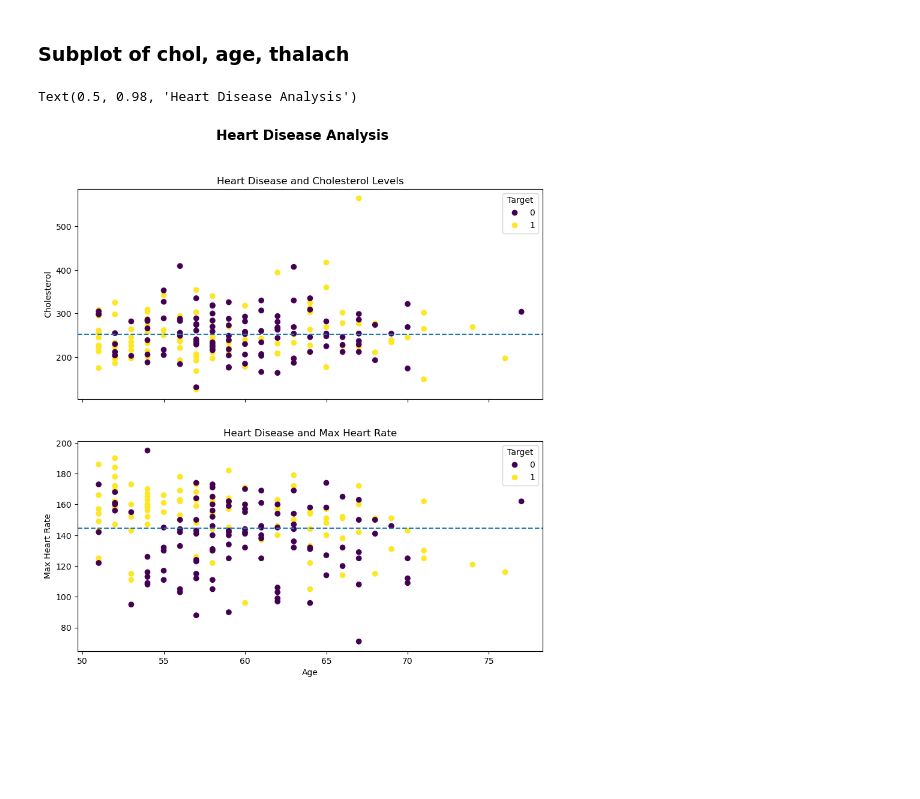
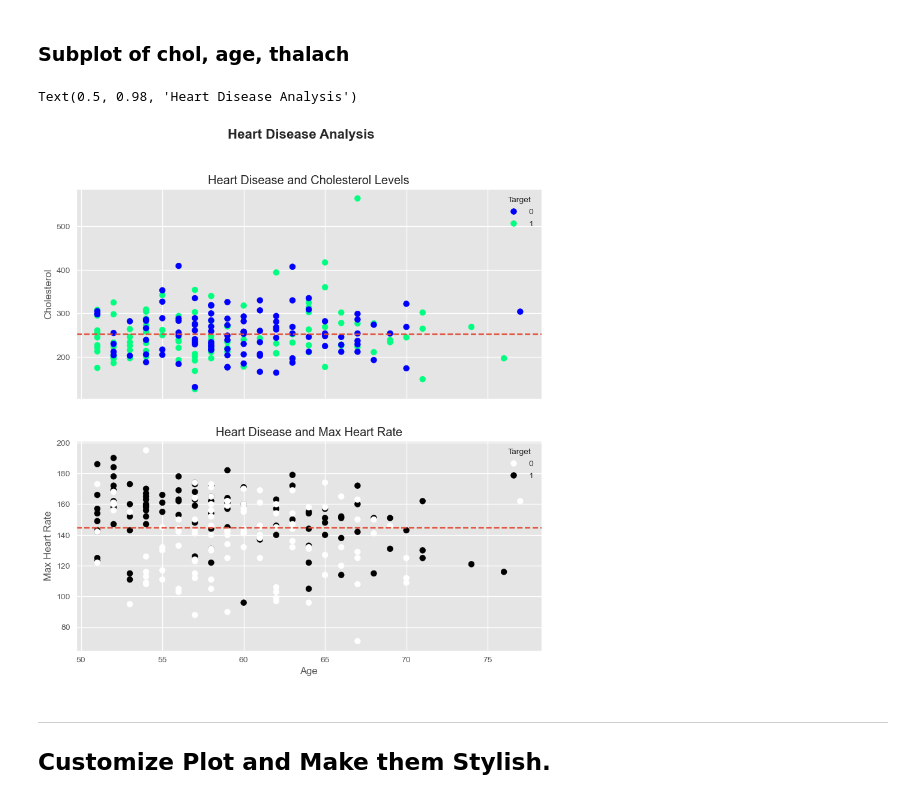
Before and after one commit to DevSen101/ML-Bootcamp, a Jupyter notebook: Matplotlib/Introduction-to-Matplotlib.ipynb, the cells around one changed output. Saved outputs shown, nothing was run; the diff lists cells and outputs as text; code cells hidden in the pictures; blank space fills up the shorter version.

Commit message:
Matplotlib: customize plot using different styles, colors, etc

```diff
--- a/Matplotlib/Introduction-to-Matplotlib.ipynb
+++ b/Matplotlib/Introduction-to-Matplotlib.ipynb
@@ -503,4 +505,7 @@ over_50.plot(kind="scatter", x="age", y="chol", c="target", ax=ax);
 # %%
+# Set the Style
+plt.style.use("seaborn-v0_8-whitegrid")
+
 fig, ax = plt.subplots(figsize=(10, 6))
 # Plot the data
 scatter = ax.scatter(x=over_50["age"],
@@ -530,32 +535,36 @@ fig, (ax0, ax1) = plt.subplots(nrows=2,
 # Add Data to ax1
 scatter = ax0.scatter(x=over_50["age"],
                      y=over_50["chol"],
-                     c=over_50["target"])
+                     c=over_50["target"],
+                     cmap="winter")
 
 # Customize ax0
 ax0.set(title="Heart Disease and Cholesterol Levels",
        ylabel="Cholesterol")
 # Add a legend to ax0
 ax0.legend(*scatter.legend_elements(), title="Target")
 # Add a meanline
 ax0.axhline(y=over_50["chol"].mean(),
            linestyle="--");
 
 # Add data to ax1
 scatter = ax1.scatter(x=over_50["age"],
                      y=over_50["thalach"],
                      c=over_50["target"])
 # Customize ax1
 ax1.set(title="Heart Disease and Max Heart Rate",
        xlabel="Age",
        ylabel="Max Heart Rate");
 # Add a legend to ax1
 ax1.legend(*scatter.legend_elements(), title="Target")
 # Add a meanline
 ax1.axhline(y=over_50["thalach"].mean(), linestyle="--");
 
 # Add a title to the figure.
 fig.suptitle("Heart Disease Analysis", fontsize=16, fontweight="bold")
 # %% [output]
 Text(0.5, 0.98, 'Heart Disease Analysis')
-[figure, old version]
+[figure, new version]
+# %% [markdown]
+---
+## Customize Plot and Make them Stylish.
```
Also changed, not shown: parts of 17 cells of this notebook.
